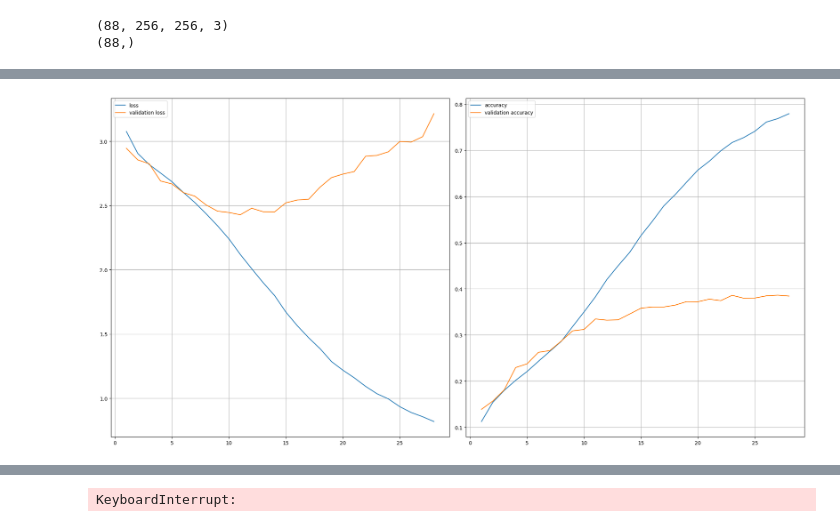
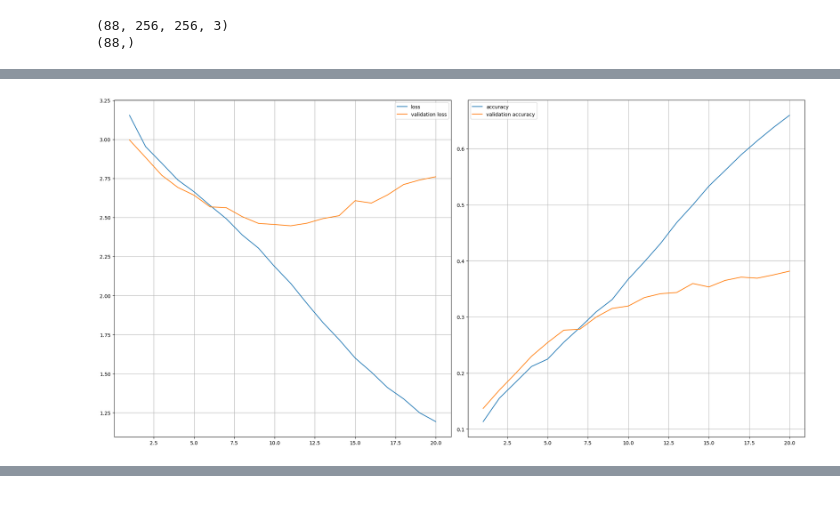
Before and after one commit to manya706/Dermatological-Manifestation-SIH, a Jupyter notebook: model-experimentation.ipynb, the cells around one changed output, grey strips where cells are left out. Drawn from its saved outputs; the diff is of its cells as text; code cells hidden in the pictures.

```diff
--- a/model-experimentation.ipynb
+++ b/model-experimentation.ipynb
@@ -161,34 +161,36 @@ class PlotLearning(keras.callbacks.Callback):
 # %%
 num_classes = len(class_names)
 
 model = tf.keras.Sequential([
   layers.Rescaling(1./255),
   layers.Conv2D(8, 5, (1, 1), activation=tf.keras.layers.LeakyReLU(alpha=0.1), kernel_regularizer='l2'),
+  # layers.MaxPooling2D((3, 3)),
+  layers.Conv2D(8, 5, (2, 2), activation=tf.keras.layers.LeakyReLU(alpha=0.1), kernel_regularizer='l2'),
+  layers.Conv2D(12, 5, (3, 3), activation=tf.keras.layers.LeakyReLU(alpha=0.1), kernel_regularizer='l2'),
+  layers.Conv2D(12, 5, (1, 1), activation=tf.keras.layers.LeakyReLU(alpha=0.1), kernel_regularizer='l2'),
+  # layers.Conv2D(36, 3, (2, 2), activation=tf.keras.layers.LeakyReLU(alpha=0.1)),
   layers.MaxPooling2D((3, 3)),
-  layers.Conv2D(8, 5, (2, 2), activation=tf.keras.layers.LeakyReLU(alpha=0.1), kernel_regularizer='l2'),
-  layers.Conv2D(16, 5, (3, 3), activation=tf.keras.layers.LeakyReLU(alpha=0.1), kernel_regularizer='l2'),
-  # layers.Conv2D(36, 3, (2, 2), activation=tf.keras.layers.LeakyReLU(alpha=0.1)),
-  # layers.MaxPooling2D((3, 3)),
   layers.Flatten(),
   layers.Dropout(0.2),
-  # layers.Dense(96 * num_classes, activation=tf.keras.layers.LeakyReLU(alpha=0.1)),
-  layers.Dense(24 * num_classes, activation='relu'),
+  layers.Dense(32 * num_classes, activation=tf.keras.layers.LeakyReLU(alpha=0.1)),
   layers.Dropout(0.2),
-  layers.Dense(6 * num_classes, activation=tf.keras.layers.LeakyReLU(alpha=0.1)),
+  layers.Dense(16 * num_classes, activation='relu'),
+  layers.Dropout(0.2),
+  layers.Dense(8 * num_classes, activation=tf.keras.layers.LeakyReLU(alpha=0.1)),
   layers.Dropout(0.2),
   layers.Dense(num_classes, activation='softmax')
 ])
 
 model.compile(
   optimizer=keras.optimizers.Adam(learning_rate=0.0005),
   loss=tf.keras.losses.SparseCategoricalCrossentropy(),
   metrics=['accuracy'])
 
 fit = model.fit(
   train_ds,
   validation_data=val_ds,
-  epochs=50,
+  epochs=20,
   callbacks=[tensorboard_callback, PlotLearning(val=True)]
 )
 # %% [output]
-[figure, old version]
+[figure, new version]
@@ -197,4 +198,3 @@ Epoch 29/50
-KeyboardInterrupt:
 # %%
 model.evaluate(val_ds, callbacks=[tensorboard_callback])
 # %% [output]
```
Also changed, not shown: parts of 12 cells of this notebook, 6 other files.
